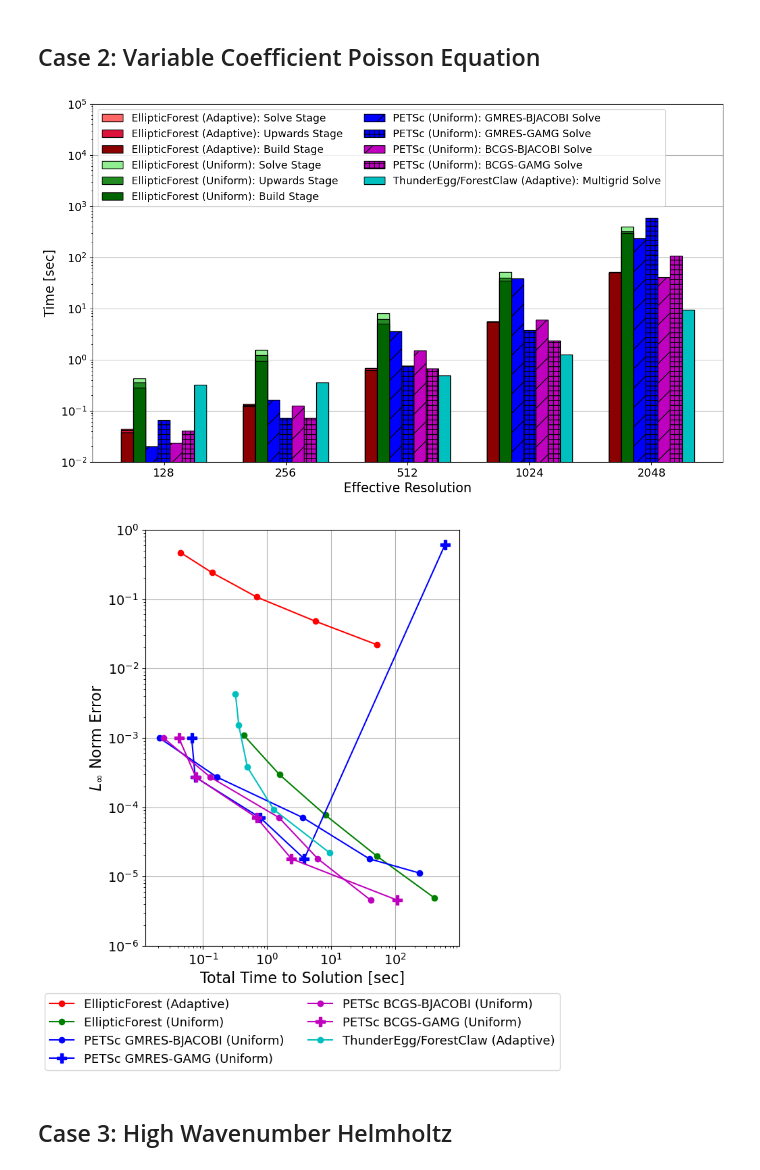
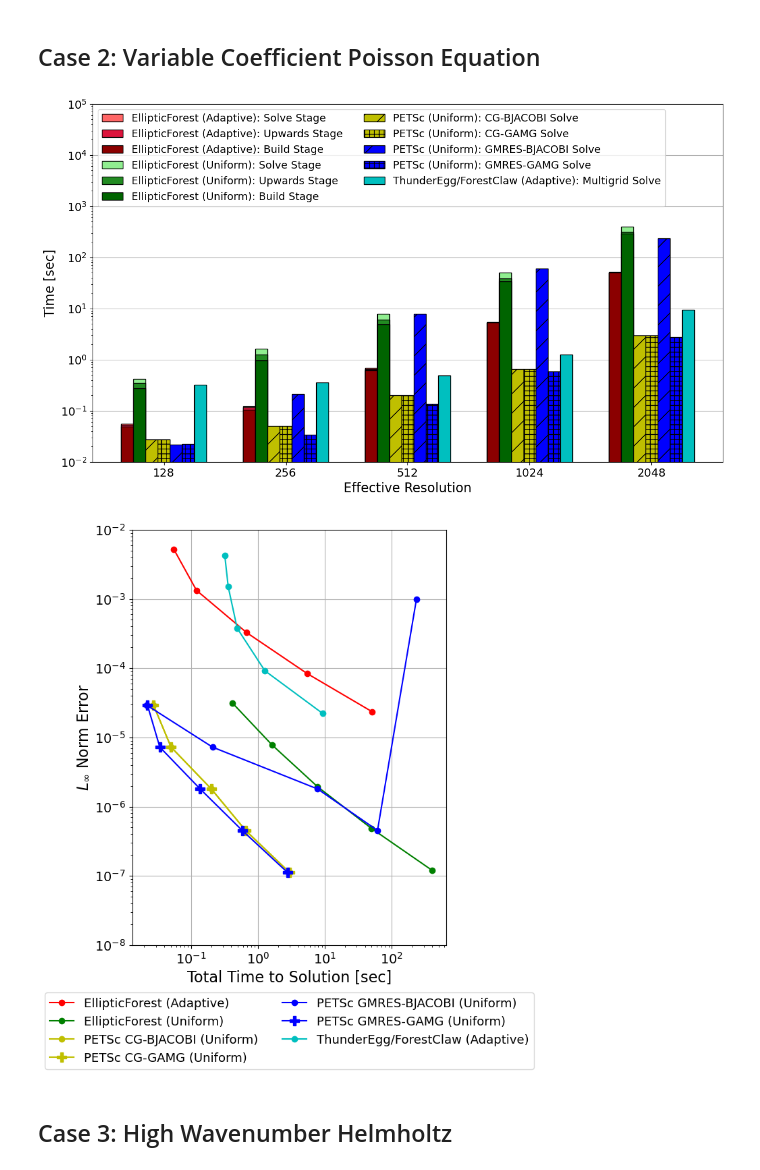
Before and after one commit to DamynChipman/Dissertation, a Jupyter notebook: src/scripts/plots.ipynb, the cells around one changed output. Saved outputs shown, nothing was run; the diff lists cells and outputs as text; code cells hidden in the pictures.

Commit message:
Grammer and fine tuning edits; updated chapter 5 case 2 with positive beta function for use with PETSc CG solver.

```diff
--- a/src/scripts/plots.ipynb
+++ b/src/scripts/plots.ipynb
@@ -209,6 +209,8 @@ data_elliptic_forest_uniform = pd.read_csv(data_dir + 'case02-elliptic-forest-un
 data_thunderegg_adaptive = pd.read_csv(data_dir + 'case02-thunderegg-adaptive.csv')
 data_petsc_gmres_bjacobi_uniform = pd.read_csv(data_dir + 'case02-petsc-gmres-bjacobi-uniform.csv')
 data_petsc_gmres_gamg_uniform = pd.read_csv(data_dir + 'case02-petsc-gmres-gamg-uniform.csv')
+data_petsc_cg_bjacobi_uniform = pd.read_csv(data_dir + 'case02-petsc-cg-gamg-uniform.csv')
+data_petsc_cg_gamg_uniform = pd.read_csv(data_dir + 'case02-petsc-cg-gamg-uniform.csv')
 data_petsc_bcgs_bjacobi_uniform = pd.read_csv(data_dir + 'case02-petsc-bcgs-bjacobi-uniform.csv')
 data_petsc_bcgs_gamg_uniform = pd.read_csv(data_dir + 'case02-petsc-bcgs-gamg-uniform.csv')
 # %%
@@ -222,17 +224,17 @@ ef_uniform_solve_time = np.array(data_elliptic_forest_uniform['solve_time'])
 
 te_adaptive_solve_time = np.array(data_thunderegg_adaptive['elliptic_solve'])
 
-petsc_gmres_bjacobi_uniform_assembly_time = np.array(data_petsc_gmres_bjacobi_uniform['assembly_time'])
+# petsc_gmres_bjacobi_uniform_assembly_time = np.array(data_petsc_gmres_bjacobi_uniform['assembly_time'])
 petsc_gmres_bjacobi_uniform_solve_time = np.array(data_petsc_gmres_bjacobi_uniform['solve_time'])
 
-petsc_gmres_gamg_uniform_assembly_time = np.array(data_petsc_gmres_gamg_uniform['assembly_time'])
+# petsc_gmres_gamg_uniform_assembly_time = np.array(data_petsc_gmres_gamg_uniform['assembly_time'])
 petsc_gmres_gamg_uniform_solve_time = np.array(data_petsc_gmres_gamg_uniform['solve_time'])
 
-petsc_bcgs_bjacobi_uniform_assembly_time = np.array(data_petsc_bcgs_bjacobi_uniform['assembly_time'])
-petsc_bcgs_bjacobi_uniform_solve_time = np.array(data_petsc_bcgs_bjacobi_uniform['solve_time'])
+# petsc_cg_bjacobi_uniform_assembly_time = np.array(data_petsc_cg_bjacobi_uniform['assembly_time'])
+petsc_cg_bjacobi_uniform_solve_time = np.array(data_petsc_cg_bjacobi_uniform['solve_time'])
 
-petsc_bcgs_gamg_uniform_assembly_time = np.array(data_petsc_bcgs_gamg_uniform['assembly_time'])
-petsc_bcgs_gamg_uniform_solve_time = np.array(data_petsc_bcgs_gamg_uniform['solve_time'])
+# petsc_cg_gamg_uniform_assembly_time = np.array(data_petsc_cg_gamg_uniform['assembly_time'])
+petsc_cg_gamg_uniform_solve_time = np.array(data_petsc_cg_gamg_uniform['solve_time'])
 
 fig, ax = plt.subplots(figsize=(14,8))
 
@@ -271,6 +273,22 @@ ef_uniform_bars = [
 ]
 
 offset += width
+petsc_cg_bjacobi_bars = [
+    ax.bar(
+        np.array([0, 1, 2, 3, 4]) + offset, petsc_cg_bjacobi_uniform_solve_time,
+        color='y', edgecolor='k', hatch='/', label='PETSc (Uniform): CG-BJACOBI Solve', align='edge', width=width, log=True
+    )
+]
+
+offset += width
+petsc_cg_gamg_bars = [
+    ax.bar(
+        np.array([0, 1, 2, 3, 4]) + offset, petsc_cg_gamg_uniform_solve_time,
+        color='y', edgecolor='k', hatch='++', label='PETSc (Uniform): CG-GAMG Solve', align='edge', width=width, log=True
+    )
+]
+
+offset += width
 petsc_gmres_bjacobi_bars = [
     ax.bar(
         np.array([0, 1, 2, 3, 4]) + offset, petsc_gmres_bjacobi_uniform_solve_time,
@@ -283,22 +301,6 @@ petsc_gmres_gamg_bars = [
     ax.bar(
         np.array([0, 1, 2, 3, 4]) + offset, petsc_gmres_gamg_uniform_solve_time,
         color='b', edgecolor='k', hatch='++', label='PETSc (Uniform): GMRES-GAMG Solve', align='edge', width=width, log=True
-    )
-]
-
-offset += width
-petsc_bcgs_bjacobi_bars = [
-    ax.bar(
-        np.array([0, 1, 2, 3, 4]) + offset, petsc_bcgs_bjacobi_uniform_solve_time,
-        color='m', edgecolor='k', hatch='/', label='PETSc (Uniform): BCGS-BJACOBI Solve', align='edge', width=width, log=True
-    )
-]
-
-offset += width
-petsc_bcgs_gamg_bars = [
-    ax.bar(
-        np.array([0, 1, 2, 3, 4]) + offset, petsc_bcgs_gamg_uniform_solve_time,
-        color='m', edgecolor='k', hatch='++', label='PETSc (Uniform): BCGS-GAMG Solve', align='edge', width=width, log=True
     )
 ]
 
@@ -327,7 +329,7 @@ ax.set_axisbelow(True)
 plt.savefig(fig_dir + 'case02-stacked-bar-plot-comparisons-no-title.pdf', bbox_inches='tight')
 plt.savefig(fig_dir + 'case02-stacked-bar-plot-comparisons-no-title.png', bbox_inches='tight')
 # %% [output]
-[figure, old version]
+[figure, new version]
 # %%
 ef_adaptive_l1_error = np.array(data_elliptic_forest_adaptive['l1_error'])
 ef_adaptive_l2_error = np.array(data_elliptic_forest_adaptive['l2_error'])
@@ -348,45 +350,45 @@ petsc_gmres_bjacobi_uniform_l1_error = np.array(data_petsc_gmres_bjacobi_uniform
 petsc_gmres_bjacobi_uniform_l2_error = np.array(data_petsc_gmres_bjacobi_uniform['l2_error'])
 petsc_gmres_bjacobi_uniform_lI_error = np.array(data_petsc_gmres_bjacobi_uniform['lI_error'])
 petsc_gmres_bjacobi_uniform_total_time = np.array(data_petsc_gmres_bjacobi_uniform['total_time'])
 
 petsc_gmres_gamg_uniform_l1_error = np.array(data_petsc_gmres_gamg_uniform['l1_error'])
 petsc_gmres_gamg_uniform_l2_error = np.array(data_petsc_gmres_gamg_uniform['l2_error'])
 petsc_gmres_gamg_uniform_lI_error = np.array(data_petsc_gmres_gamg_uniform['lI_error'])
 petsc_gmres_gamg_uniform_total_time = np.array(data_petsc_gmres_gamg_uniform['total_time'])
 
-petsc_bcgs_bjacobi_uniform_l1_error = np.array(data_petsc_bcgs_bjacobi_uniform['l1_error'])
-petsc_bcgs_bjacobi_uniform_l2_error = np.array(data_petsc_bcgs_bjacobi_uniform['l2_error'])
-petsc_bcgs_bjacobi_uniform_lI_error = np.array(data_petsc_bcgs_bjacobi_uniform['lI_error'])
-petsc_bcgs_bjacobi_uniform_total_time = np.array(data_petsc_bcgs_bjacobi_uniform['total_time'])
+petsc_cg_bjacobi_uniform_l1_error = np.array(data_petsc_cg_bjacobi_uniform['l1_error'])
+petsc_cg_bjacobi_uniform_l2_error = np.array(data_petsc_cg_bjacobi_uniform['l2_error'])
+petsc_cg_bjacobi_uniform_lI_error = np.array(data_petsc_cg_bjacobi_uniform['lI_error'])
+petsc_cg_bjacobi_uniform_total_time = np.array(data_petsc_cg_bjacobi_uniform['total_time'])
 
-petsc_bcgs_gamg_uniform_l1_error = np.array(data_petsc_bcgs_gamg_uniform['l1_error'])
-petsc_bcgs_gamg_uniform_l2_error = np.array(data_petsc_bcgs_gamg_uniform['l2_error'])
-petsc_bcgs_gamg_uniform_lI_error = np.array(data_petsc_bcgs_gamg_uniform['lI_error'])
-petsc_bcgs_gamg_uniform_total_time = np.array(data_petsc_bcgs_gamg_uniform['total_time'])
+petsc_cg_gamg_uniform_l1_error = np.array(data_petsc_cg_gamg_uniform['l1_error'])
+petsc_cg_gamg_uniform_l2_error = np.array(data_petsc_cg_gamg_uniform['l2_error'])
+petsc_cg_gamg_uniform_lI_error = np.array(data_petsc_cg_gamg_uniform['lI_error'])
+petsc_cg_gamg_uniform_total_time = np.array(data_petsc_cg_gamg_uniform['total_time'])
 
 fig, ax = plt.subplots(figsize=(6,8))
 
 ax.loglog(ef_adaptive_total_time, ef_adaptive_lI_error, 'r-o', label='EllipticForest (Adaptive)')
 ax.loglog(ef_uniform_total_time, ef_uniform_lI_error, 'g-o', label='EllipticForest (Uniform)')
+ax.loglog(petsc_cg_bjacobi_uniform_total_time, petsc_cg_bjacobi_uniform_lI_error, 'y-o', label='PETSc CG-BJACOBI (Uniform)')
+ax.loglog(petsc_cg_gamg_uniform_total_time, petsc_cg_gamg_uniform_lI_error, 'y-P', ms=10, label='PETSc CG-GAMG (Uniform)')
 ax.loglog(petsc_gmres_bjacobi_uniform_total_time, petsc_gmres_bjacobi_uniform_lI_error, 'b-o', label='PETSc GMRES-BJACOBI (Uniform)')
 ax.loglog(petsc_gmres_gamg_uniform_total_time, petsc_gmres_gamg_uniform_lI_error, 'b-P', ms=10, label='PETSc GMRES-GAMG (Uniform)')
-ax.loglog(petsc_bcgs_bjacobi_uniform_total_time, petsc_bcgs_bjacobi_uniform_lI_error, 'm-o', label='PETSc BCGS-BJACOBI (Uniform)')
-ax.loglog(petsc_bcgs_gamg_uniform_total_time, petsc_bcgs_gamg_uniform_lI_error, 'm-P', ms=10, label='PETSc BCGS-GAMG (Uniform)')
 ax.loglog(te_adaptive_total_time, te_adaptive_lI_error, 'c-o', label='ThunderEgg/ForestClaw (Adaptive)')
 
-ax.set_ylim([1e-6, 1e0])
+ax.set_ylim([1e-8, 1e-2])
 ax.set_xlabel('Total Time to Solution [sec]', size=16)
 ax.set_ylabel(r'$L_{\infty}$ Norm Error', size=16)
 ax.legend(loc='upper center', bbox_to_anchor=(0.5, -0.1), ncol=2, prop={'size': 13})
 ax.tick_params(axis='both', labelsize=14)
 ax.grid()
 
 # plt.suptitle('Work-Precision Plots for Poisson Equation Solve', size=16)
 # plt.subplots_adjust(top=0.90)
 plt.savefig(fig_dir + 'case02-work-precision-plots-no-title.pdf', bbox_inches='tight')
 plt.savefig(fig_dir + 'case02-work-precision-plots-no-title.png', bbox_inches='tight')
 # %% [output]
-[figure, old version]
+[figure, new version]
 # %% [markdown]
 ## Case 3: High Wavenumber Helmholtz
 # %%
```
Also changed, not shown: 28 other files.
